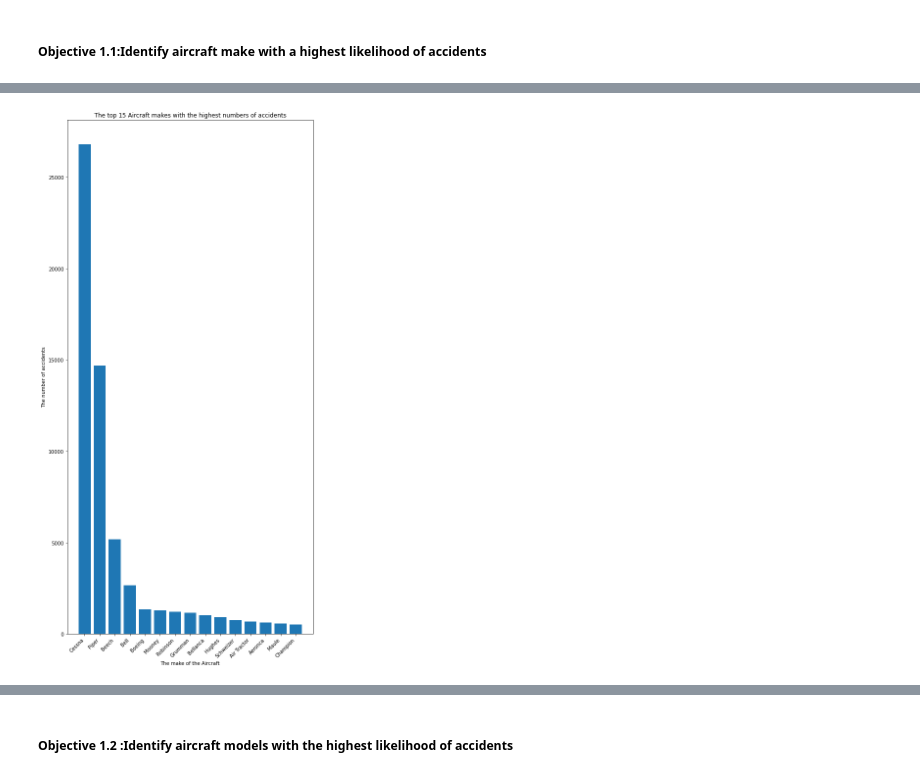
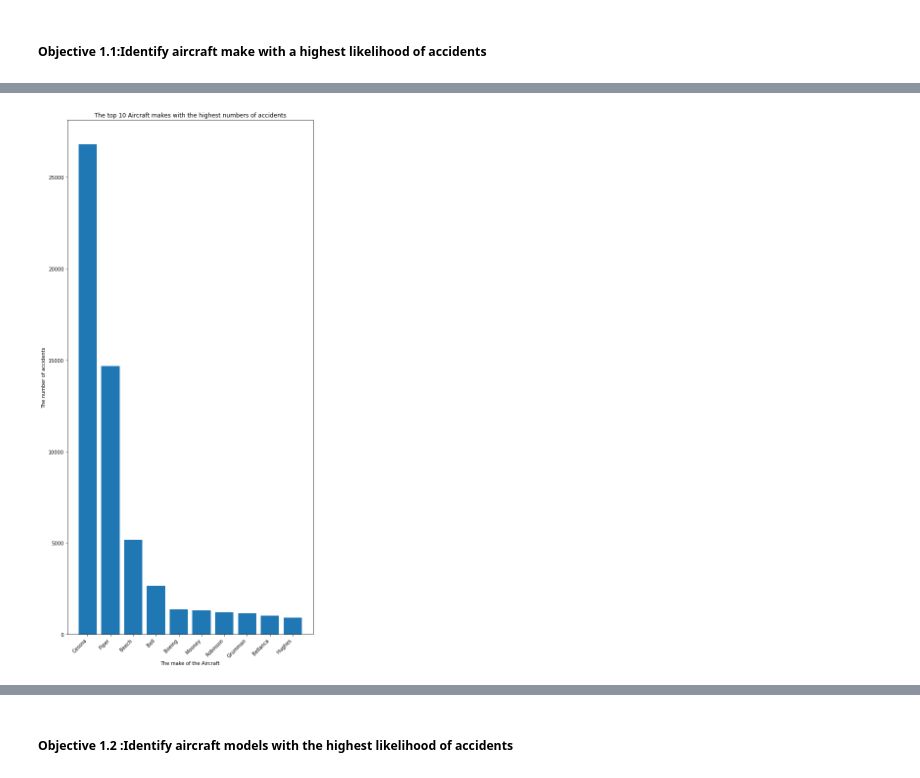
Before and after one commit to Lyster-01/phase1-project, a Jupyter notebook: index.ipynb, the cells around one changed output, grey strips where cells are left out. Drawn from its saved outputs; the diff is of its cells as text; code cells hidden in the pictures.

```diff
--- a/index.ipynb
+++ b/index.ipynb
@@ -404,18 +425,18 @@ dtype: int64
 # %%
 fig, ax = plt.subplots(figsize=(8, 16))
 
 # Use Make_Accidents for x-axis and its values for height
-x = Make_Accidents.head(15).index  # Extract the labels (Make names)
-height = Make_Accidents.head(15).values  # Extract the corresponding values (number of accidents)
+x = Make_Accidents.head(10).index  # Extract the labels (Make names)
+height = Make_Accidents.head(10).values  # Extract the corresponding values (number of accidents)
 
 ax.bar(x, height)
 ax.set_xlabel('The make of the Aircraft')  # Fixed method name
 ax.set_ylabel('The number of accidents')  # Fixed method name
-ax.set_title('The top 15 Aircraft makes with the highest numbers of accidents')
+ax.set_title('The top 10 Aircraft makes with the highest numbers of accidents')
 
 plt.xticks(rotation=45, ha='right')  # Rotate x-axis labels for better readability
 plt.tight_layout()  # Adjust layout to prevent label overlap
 plt.show()
 # %% [output]
-[figure, old version]
+[figure, new version]
 # %% [markdown]
```
Also changed, not shown: parts of 29 cells of this notebook, 6 other files.
